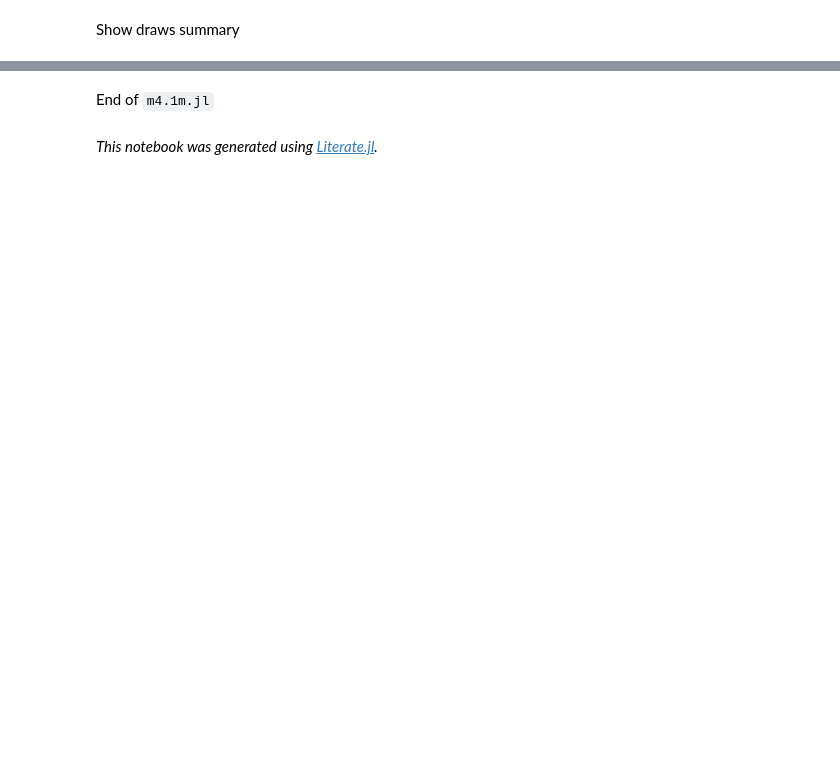
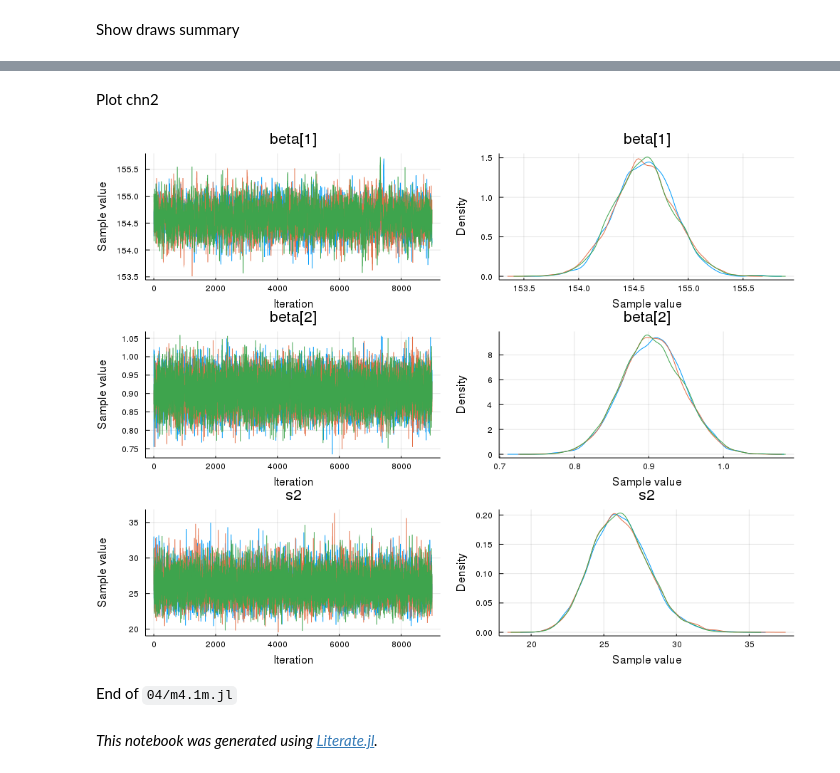
Before and after one commit to StatisticalRethinkingJulia/MambaModels.jl, a Jupyter notebook: notebooks/04/m4.4m.ipynb, the cells around one changed output, grey strips where cells are left out. Saved outputs shown, nothing was run; the diff lists cells and outputs as text; code cells hidden in the pictures; blank space fills up the shorter version.

```diff
--- a/notebooks/04/m4.4m.ipynb
+++ b/notebooks/04/m4.4m.ipynb
@@ -66,0 +173,2 @@ describe(chn)
+# %%
+chn2 = MCMCChains.Chains(chn.value, Symbol.(chn.names))
@@ -67,4 +205,10 @@ describe(chn)
+# %% [markdown]
+Plot chn2
+# %%
+MCMCChains.plot(chn2)
+# %% [output]
+[figure, added]
 # %% [markdown]
-End of `m4.1m.jl`
+End of `04/m4.1m.jl`
 # %% [markdown]
 *This notebook was generated using [Literate.jl](https://github.com/fredrikekre/Literate.jl).*
```
Also changed, not shown: parts of 12 cells of this notebook, 8 other files.
